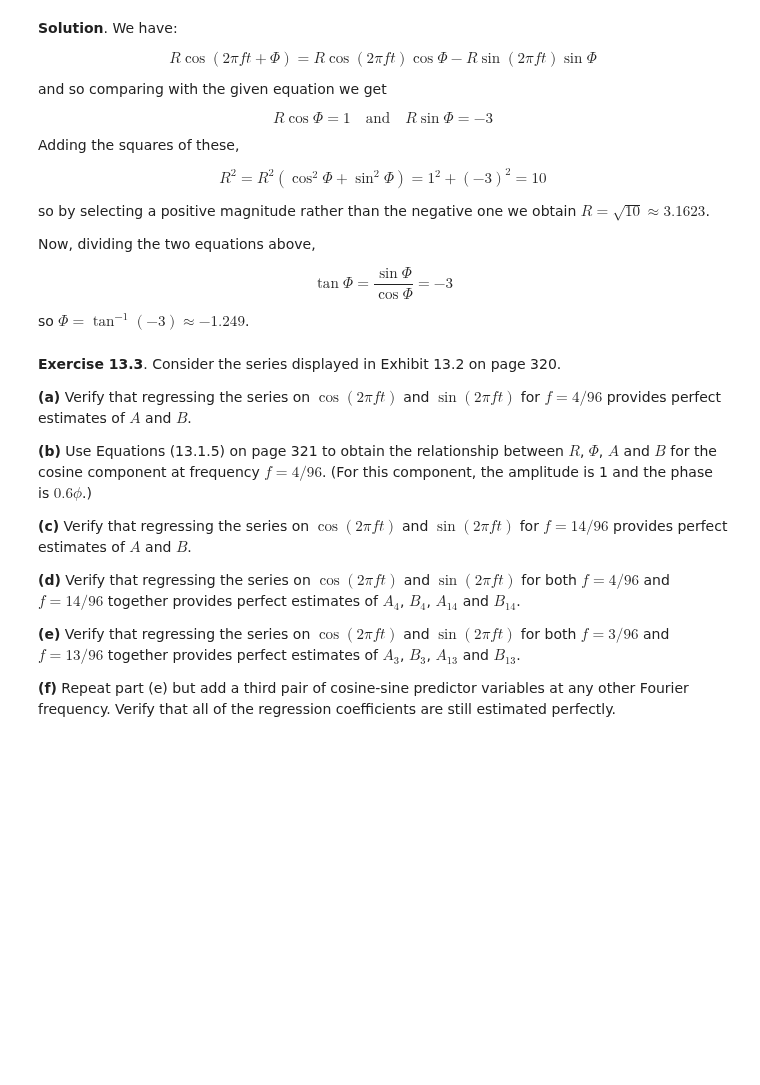
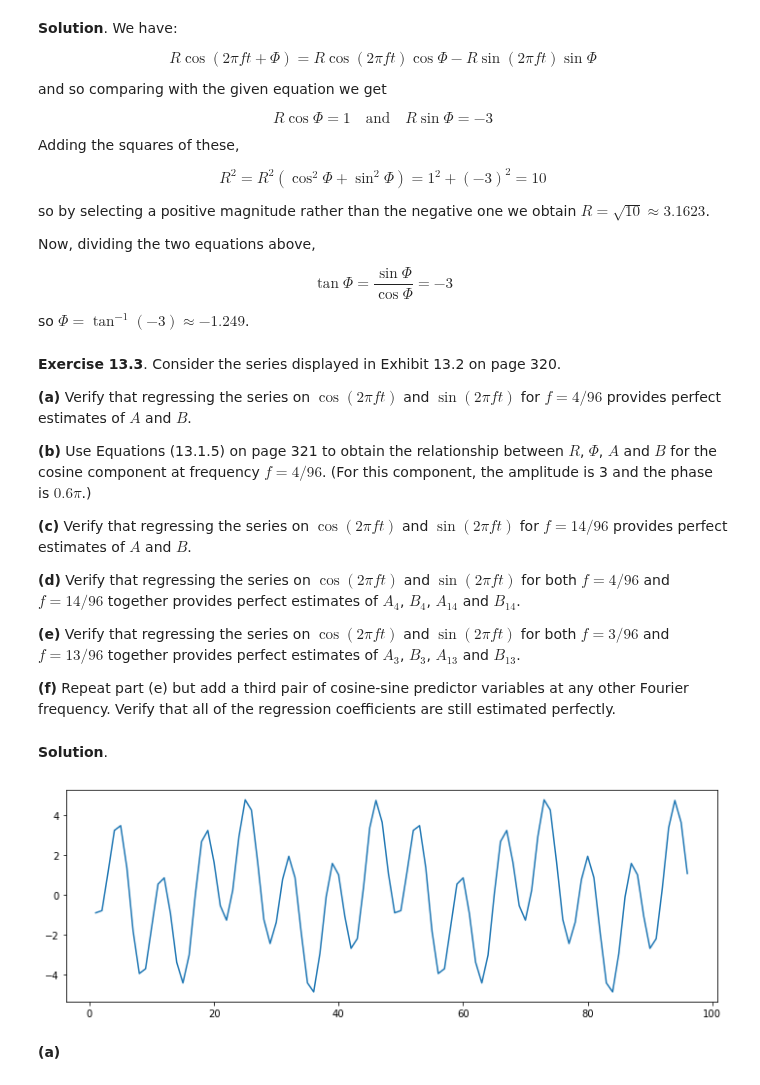
Before and after one commit to telmo-correa/time-series-analysis, a Jupyter notebook: Python/Chapter 13 (Ex 01 - 10) - Introduction to Spectral Analysis.ipynb, the cells around one changed output. Cells and saved outputs as stored; diff of their text form; code cells hidden in the pictures; blank space fills up the shorter version.

```diff
--- a/Python/Chapter 13 (Ex 01 - 10) - Introduction to Spectral Analysis.ipynb
+++ b/Python/Chapter 13 (Ex 01 - 10) - Introduction to Spectral Analysis.ipynb
@@ -41,7 +41,7 @@ so $ \Phi = \tan^{-1} (-3) \approx -1.249$.
 
 **(a)** Verify that regressing the series on $\cos (2\pi ft)$ and $\sin (2\pi ft)$ for $f = 4/96$ provides perfect estimates of $A$ and $B$.
 
-**(b)** Use Equations (13.1.5) on page 321 to obtain the relationship between $R$, $\Phi$, $A$ and $B$ for the cosine component at frequency $f = 4/96$. (For this component, the amplitude is 1 and the phase is $0.6 \phi$.)
+**(b)** Use Equations (13.1.5) on page 321 to obtain the relationship between $R$, $\Phi$, $A$ and $B$ for the cosine component at frequency $f = 4/96$. (For this component, the amplitude is 3 and the phase is $0.6 \pi$.)
 
 **(c)** Verify that regressing the series on $\cos (2\pi ft)$ and $\sin (2\pi ft)$ for $f = 14/96$ provides perfect estimates of $A$ and $B$.
 
@@ -50,3 +50,5 @@ so $ \Phi = \tan^{-1} (-3) \approx -1.249$.
 **(e)** Verify that regressing the series on $\cos (2\pi ft)$ and $\sin (2\pi ft)$ for both $f = 3/96$ and $f = 13/96$ together provides perfect estimates of $A_3$, $B_3$, $A_{13}$ and $B_{13}$.
 
 **(f)** Repeat part (e) but add a third pair of cosine-sine predictor variables at any other Fourier frequency.  Verify that all of the regression coefficients are still estimated perfectly.
+# %% [markdown]
+**Solution**.
@@ -52,0 +62,12 @@ so $ \Phi = \tan^{-1} (-3) \approx -1.249$.
+# %%
+n = 96
+t = np.arange(n) + 1
+Y = 2 * np.cos(2*np.pi*t*4/96) + 3 * np.cos(2*np.pi*(t*14/96 + 0.3))
+# %%
+plt.figure(figsize=(12, 4))
+plt.plot(t, Y)
+plt.show()
+# %% [output]
+[figure, added]
+# %% [markdown]
+**(a)**
```
Also changed, not shown: parts of 28 cells of this notebook, 1 other file.
